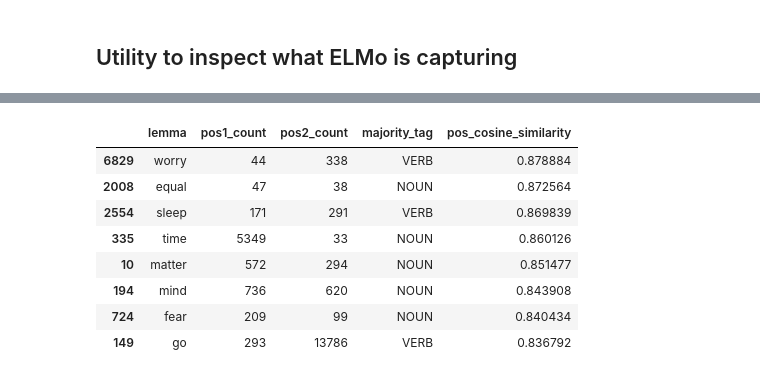
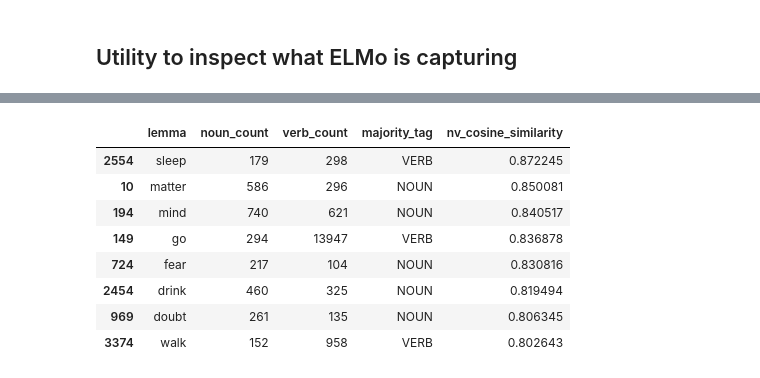
Before and after one commit to SPOClab-ca/word-class-flexibility, a Jupyter notebook: notebooks/ELMo.ipynb, the cells around one changed output, grey strips where cells are left out. Drawn from its saved outputs; the diff is of its cells as text; code cells hidden in the pictures.

```diff
--- a/notebooks/ELMo.ipynb
+++ b/notebooks/ELMo.ipynb
@@ -60,25 +56,25 @@ for ix in tqdm.tqdm(range(0, len(data_as_tokens), BATCH_SIZE)):
 ## ELMo embeddings of instances of a fixed lemma
 # %%
 def get_elmo_embeddings_for_lemma(lemma):
-  pos1_embeddings = []
-  pos2_embeddings = []
+  noun_embeddings = []
+  verb_embeddings = []
 
   for sentence_ix in range(len(sampled_sentences)):
     token_list = sampled_sentences[sentence_ix]
     embeddings = elmo_embeddings[sentence_ix]
     for i in range(len(token_list)):
       if token_list[i]['lemma'] == lemma:
-        if token_list[i]['pos'] == POS1:
-          pos1_embeddings.append(embeddings[i])
-        elif token_list[i]['pos'] == POS2:
-          pos2_embeddings.append(embeddings[i])
+        if token_list[i]['pos'] == 'NOUN':
+          noun_embeddings.append(embeddings[i])
+        elif token_list[i]['pos'] == 'VERB':
+          verb_embeddings.append(embeddings[i])
 
-  pos1_embeddings = np.vstack(pos1_embeddings)
-  pos2_embeddings = np.vstack(pos2_embeddings)
-  return pos1_embeddings, pos2_embeddings
+  noun_embeddings = np.vstack(noun_embeddings)
+  verb_embeddings = np.vstack(verb_embeddings)
+  return noun_embeddings, verb_embeddings
 # %%
 FIXED_LEMMA = "use"
-pos1_embeddings, pos2_embeddings = get_elmo_embeddings_for_lemma(FIXED_LEMMA)
-print("%s instances: %d" % (POS1, pos1_embeddings.shape[0]))
-print("%s instances: %d" % (POS2, pos2_embeddings.shape[0]))
+noun_embeddings, verb_embeddings = get_elmo_embeddings_for_lemma(FIXED_LEMMA)
+print("Noun instances:", noun_embeddings.shape[0])
+print("Verb instances:", verb_embeddings.shape[0])
 # %% [output]
@@ -137,8 +133,8 @@ Using the classification scheme of Ellis and Schmidt ( 1977 ) , it can be seen t
 # %%
 lemma_count_df = corpus.get_per_lemma_stats()
 
-# Filter: must have at least [x] POS1 and [x] POS2 usages
-lemma_count_df = lemma_count_df[(lemma_count_df['pos1_count'] >= 30) & (lemma_count_df['pos2_count'] >= 30)]
+# Filter: must have at least [x] noun and [x] verb usages
+lemma_count_df = lemma_count_df[(lemma_count_df['noun_count'] >= 100) & (lemma_count_df['verb_count'] >= 100)]
 lemma_count_df = lemma_count_df.sort_values('total_count', ascending=False)
 print('Remaining lemmas:', len(lemma_count_df))
 # %% [output]
@@ -146,11 +142,11 @@ Remaining lemmas: 320
 # %%
-def get_pos_cosine_similarity(row):
-  pos1_embeddings, pos2_embeddings = get_elmo_embeddings_for_lemma(row.lemma)
+def get_nv_cosine_similarity(row):
+  noun_embeddings, verb_embeddings = get_elmo_embeddings_for_lemma(row.lemma)
 
-  avg_pos1_embedding = np.mean(pos1_embeddings, axis=0)
-  avg_pos2_embedding = np.mean(pos2_embeddings, axis=0)
+  avg_noun_embedding = np.mean(noun_embeddings, axis=0)
+  avg_verb_embedding = np.mean(verb_embeddings, axis=0)
 
-  return float(sklearn.metrics.pairwise.cosine_similarity(avg_pos1_embedding[np.newaxis,:], avg_pos2_embedding[np.newaxis,:]))
+  return float(sklearn.metrics.pairwise.cosine_similarity(avg_noun_embedding[np.newaxis,:], avg_verb_embedding[np.newaxis,:]))
 
-lemma_count_df['pos_cosine_similarity'] = lemma_count_df.apply(get_pos_cosine_similarity, axis=1)
+lemma_count_df['nv_cosine_similarity'] = lemma_count_df.apply(get_nv_cosine_similarity, axis=1)
 # %%
@@ -169,14 +165,14 @@ lemma_count_df[['lemma', 'pos1_count', 'pos2_count', 'majority_tag', 'pos_cosine
 # %%
-lemma_count_df[['lemma', 'pos1_count', 'pos2_count', 'majority_tag', 'pos_cosine_similarity']] \
-  .sort_values('pos_cosine_similarity', ascending=False).head(8)
+lemma_count_df[['lemma', 'noun_count', 'verb_count', 'majority_tag', 'nv_cosine_similarity']] \
+  .sort_values('nv_cosine_similarity', ascending=False).head(8)
 # %% [output]
-|  | lemma | pos1_count | pos2_count | majority_tag | pos_cosine_similarity |
-| 6829 | worry | 44 | 338 | VERB | 0.878884 |
-| 2008 | equal | 47 | 38 | NOUN | 0.872564 |
-| 2554 | sleep | 171 | 291 | VERB | 0.869839 |
-| 335 | time | 5349 | 33 | NOUN | 0.860126 |
-| 10 | matter | 572 | 294 | NOUN | 0.851477 |
-| 194 | mind | 736 | 620 | NOUN | 0.843908 |
-| 724 | fear | 209 | 99 | NOUN | 0.840434 |
-| 149 | go | 293 | 13786 | VERB | 0.836792 |
+|  | lemma | noun_count | verb_count | majority_tag | nv_cosine_similarity |
+| 2554 | sleep | 179 | 298 | VERB | 0.872245 |
+| 10 | matter | 586 | 296 | NOUN | 0.850081 |
+| 194 | mind | 740 | 621 | NOUN | 0.840517 |
+| 149 | go | 294 | 13947 | VERB | 0.836878 |
+| 724 | fear | 217 | 104 | NOUN | 0.830816 |
+| 2454 | drink | 460 | 325 | NOUN | 0.819494 |
+| 969 | doubt | 261 | 135 | NOUN | 0.806345 |
+| 3374 | walk | 152 | 958 | VERB | 0.802643 |
 # %%
```
Also changed, not shown: parts of 10 cells of this notebook, 4 other files.
